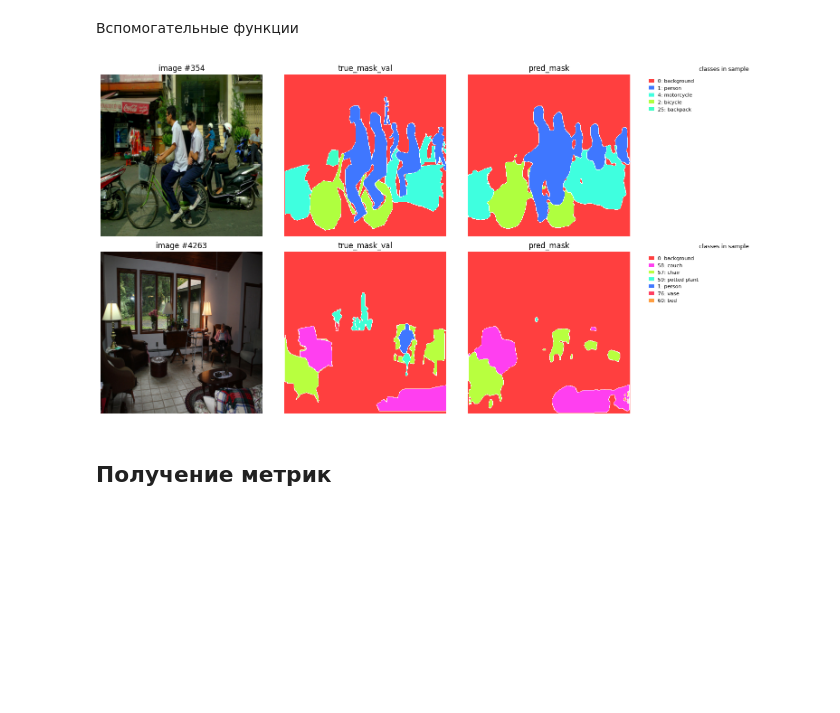
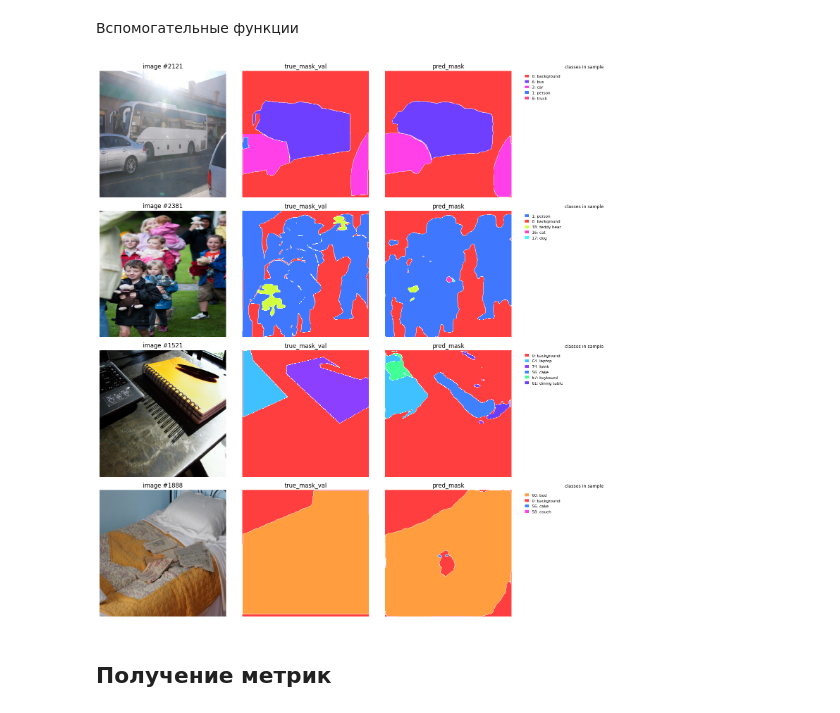
Before and after one commit to Tyumentseva/Unet-Inference-Acceleration-Project, a Jupyter notebook: train/load_baseline.ipynb, the cells around one changed output. Drawn from its saved outputs; the diff is of its cells as text; code cells hidden in the pictures; blank space fills up the shorter version.

```diff
--- a/train/load_baseline.ipynb
+++ b/train/load_baseline.ipynb
@@ -423,14 +423,14 @@ def show_val_predictions_triplets(
 # %%
 show_val_predictions_triplets(
     model=model,
     val_ds=val_ds,
     device=DEVICE,
-    n_samples=2,
-    seed=19,
+    n_samples=4,
+    seed=13,
     ignore_index=IGNORE_INDEX,
 )
 # %% [output]
-[figure, old version]
+[figure, new version]
 # %% [markdown]
 ## Получение метрик
 # %%
```
Also changed, not shown: parts of 1 cell of this notebook.
